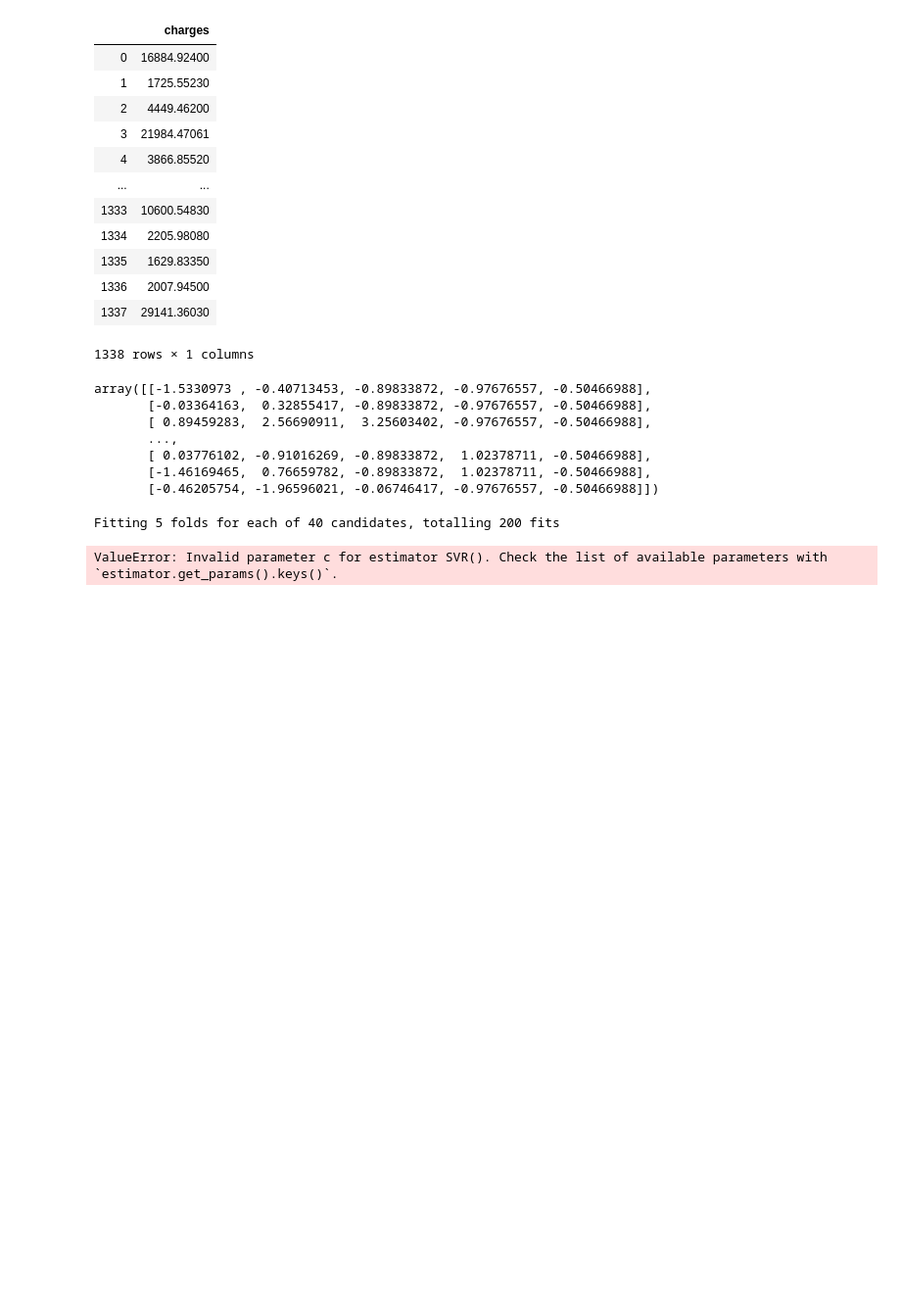
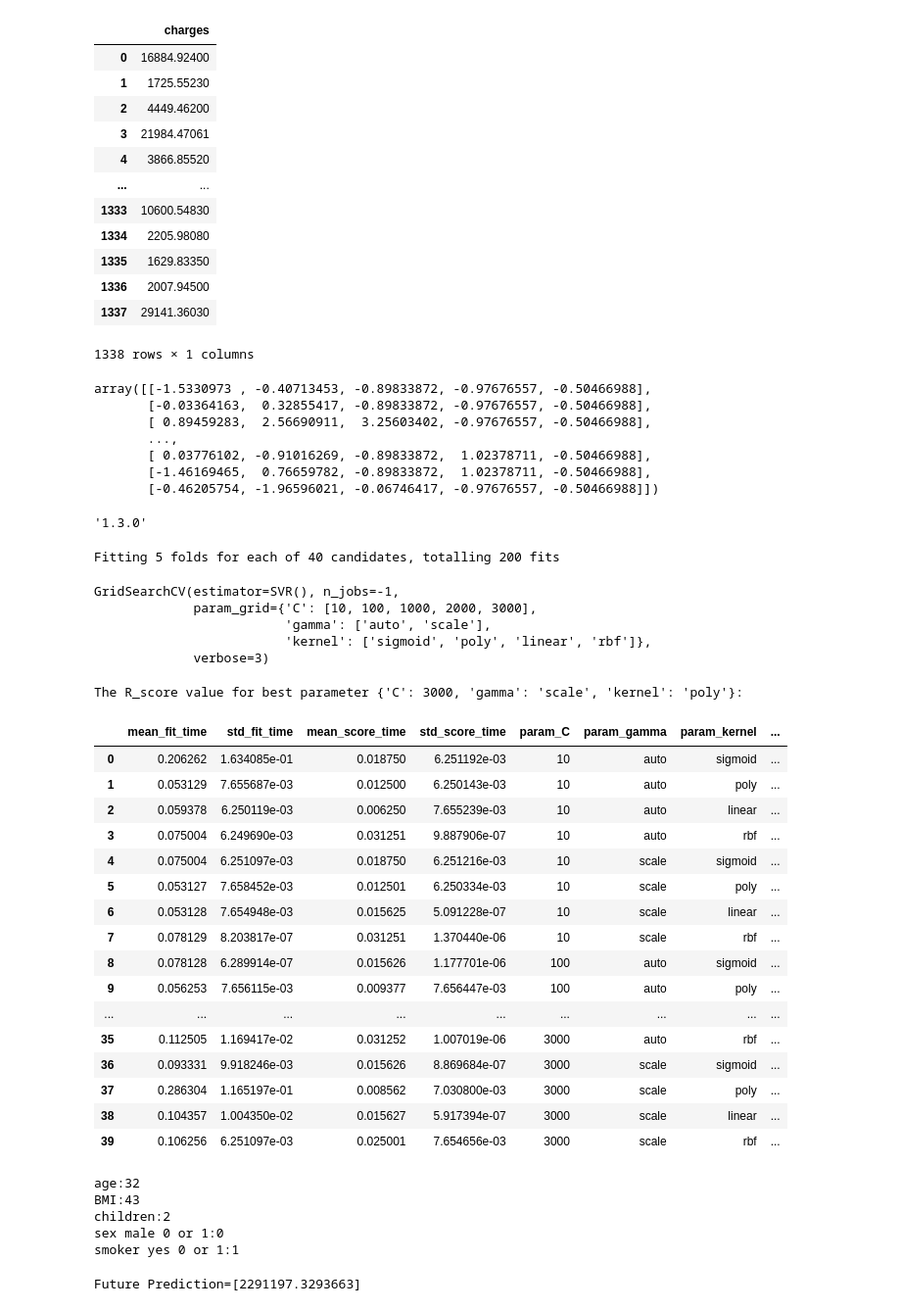
Before and after one commit to mruthi/2.Machine-Learning, a Jupyter notebook: SVM-assignment.ipynb, the cells around one changed output. Shown: that part at 98% size. Saved outputs shown, nothing was run; the diff lists cells and outputs as text; code cells hidden in the pictures; blank space fills up the shorter version.

```diff
--- a/SVM-assignment.ipynb
+++ b/SVM-assignment.ipynb
@@ -94,13 +96,66 @@ array([[-1.5330973 , -0.40713453, -0.89833872, -0.97676557, -0.50466988],
        [ 0.03776102, -0.91016269, -0.89833872,  1.02378711, -0.50466988],
        [-1.46169465,  0.76659782, -0.89833872,  1.02378711, -0.50466988],
        [-0.46205754, -1.96596021, -0.06746417, -0.97676557, -0.50466988]])
+# %%
+sklearn.__version__
+# %% [output]
+'1.3.0'
 # %%
 from sklearn.model_selection import GridSearchCV
 from sklearn.svm import SVR
-param_grid={"kernal":["sigmoid","poly","linear","rbf"],"c":[10,100,1000,2000,3000],"gamma":["auto","scale"]}
+param_grid={"kernel":["sigmoid","poly","linear","rbf"],"C":[10,100,1000,2000,3000],"gamma":["auto","scale"]}
 grid= GridSearchCV(SVR(), param_grid, refit=True, verbose=3, n_jobs=-1)
 #fitting the model for grid search
 grid.fit(x_train,y_train)
 # %% [output]
 Fitting 5 folds for each of 40 candidates, totalling 200 fits
-ValueError: Invalid parameter c for estimator SVR(). Check the list of available parameters with `estimator.get_params().keys()`.
+GridSearchCV(estimator=SVR(), n_jobs=-1,
+             param_grid={'C': [10, 100, 1000, 2000, 3000],
+                         'gamma': ['auto', 'scale'],
+                         'kernel': ['sigmoid', 'poly', 'linear', 'rbf']},
+             verbose=3)
+# %%
+#printing best parameters after tuning
+re=grid.cv_results_
+print("The R_score value for best parameter {}:".format(grid.best_params_))
+# %% [output]
+The R_score value for best parameter {'C': 3000, 'gamma': 'scale', 'kernel': 'poly'}:
+# %%
+table=pd.DataFrame.from_dict(re)
+# %%
+table
+# %% [output]
+|  | mean_fit_time | std_fit_time | mean_score_time | std_score_time | param_C | param_gamma | param_kernel | ... |
+| 0 | 0.206262 | 1.634085e-01 | 0.018750 | 6.251192e-03 | 10 | auto | sigmoid | ... |
+| 1 | 0.053129 | 7.655687e-03 | 0.012500 | 6.250143e-03 | 10 | auto | poly | ... |
+| 2 | 0.059378 | 6.250119e-03 | 0.006250 | 7.655239e-03 | 10 | auto | linear | ... |
+| 3 | 0.075004 | 6.249690e-03 | 0.031251 | 9.887906e-07 | 10 | auto | rbf | ... |
+| 4 | 0.075004 | 6.251097e-03 | 0.018750 | 6.251216e-03 | 10 | scale | sigmoid | ... |
+| 5 | 0.053127 | 7.658452e-03 | 0.012501 | 6.250334e-03 | 10 | scale | poly | ... |
+| 6 | 0.053128 | 7.654948e-03 | 0.015625 | 5.091228e-07 | 10 | scale | linear | ... |
+| 7 | 0.078129 | 8.203817e-07 | 0.031251 | 1.370440e-06 | 10 | scale | rbf | ... |
+| 8 | 0.078128 | 6.289914e-07 | 0.015626 | 1.177701e-06 | 100 | auto | sigmoid | ... |
+| 9 | 0.056253 | 7.656115e-03 | 0.009377 | 7.656447e-03 | 100 | auto | poly | ... |
+| ... | ... | ... | ... | ... | ... | ... | ... | ... |
+| 35 | 0.112505 | 1.169417e-02 | 0.031252 | 1.007019e-06 | 3000 | auto | rbf | ... |
+| 36 | 0.093331 | 9.918246e-03 | 0.015626 | 8.869684e-07 | 3000 | scale | sigmoid | ... |
+| 37 | 0.286304 | 1.165197e-01 | 0.008562 | 7.030800e-03 | 3000 | scale | poly | ... |
+| 38 | 0.104357 | 1.004350e-02 | 0.015627 | 5.917394e-07 | 3000 | scale | linear | ... |
+| 39 | 0.106256 | 6.251097e-03 | 0.025001 | 7.654656e-03 | 3000 | scale | rbf | ... |
+# %%
+age_input=float(input("age:"))
+bmi_input=float(input("BMI:"))
+children_input=float(input("children:"))
+sex_male_input=int(input("sex male 0 or 1:"))
+smoker_yes_input=int(input("smoker yes 0 or 1:"))
+# %% [output]
+age:32
+BMI:43
+children:2
+sex male 0 or 1:0
+smoker yes 0 or 1:1
+# %%
+Future_Prediction=grid.predict([[age_input,bmi_input,children_input,sex_male_input,smoker_yes_input]])
+print("Future Prediction={}".format(Future_Prediction))
+# %% [output]
+Future Prediction=[2291197.3293663]
```
Also changed, not shown: parts of 3 cells of this notebook.
